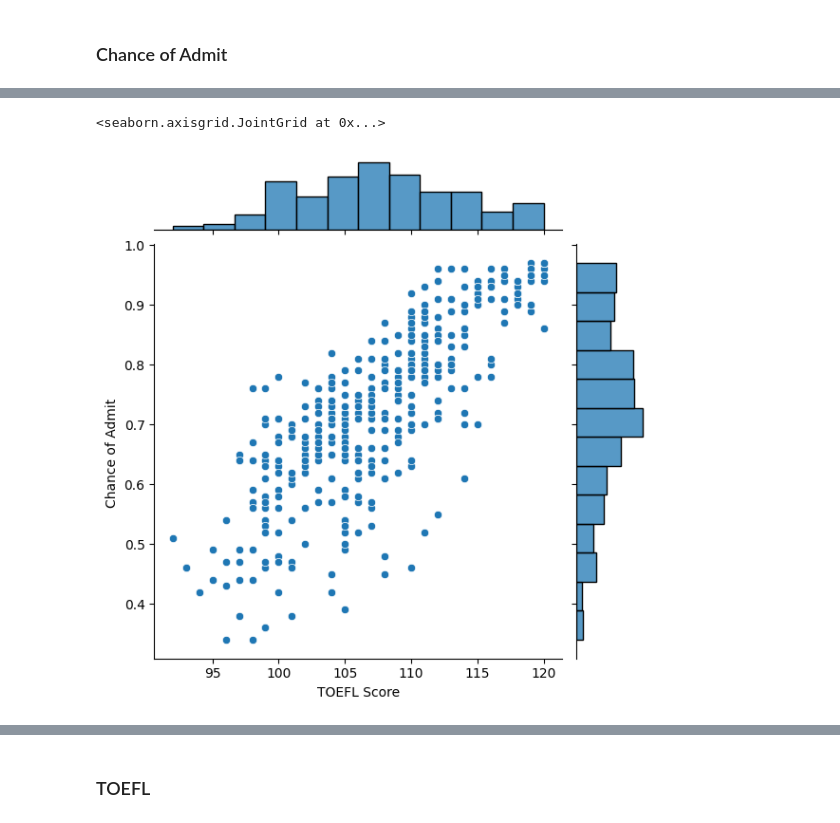
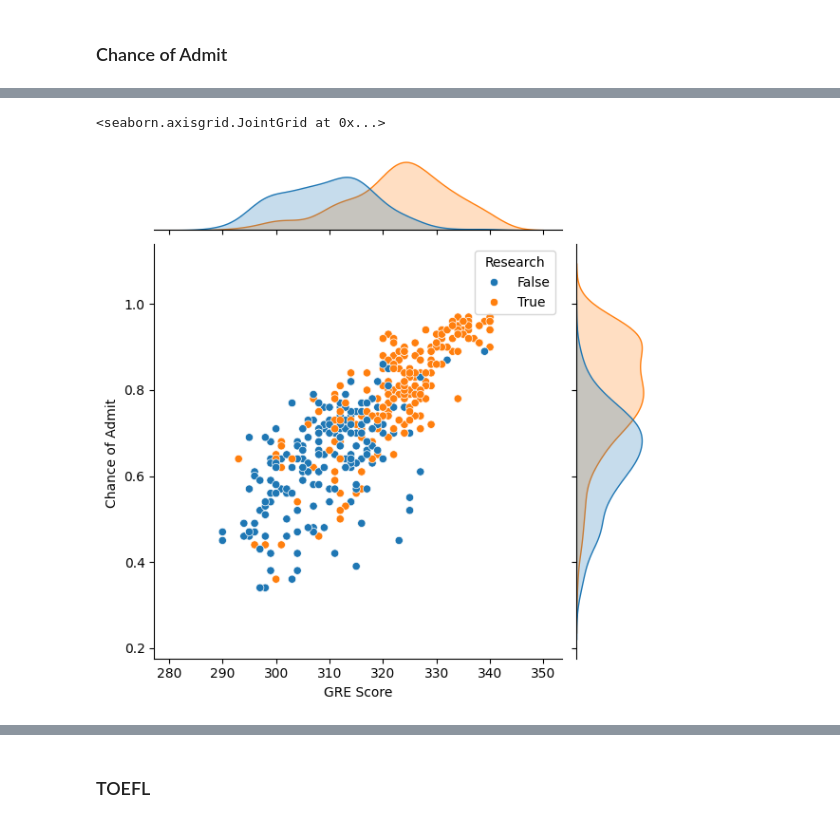
Before and after one commit to AHChaves/Trabalho-ISI, a Jupyter notebook: src/Graficos.ipynb, the cells around one changed output, grey strips where cells are left out. Cells and saved outputs as stored; diff of their text form; code cells hidden in the pictures.

```diff
--- a/src/Graficos.ipynb
+++ b/src/Graficos.ipynb
@@ -83,5 +99,5 @@ sns.displot(df['Chance of Admit '])
 # %%
-sns.jointplot(data=df, x='TOEFL Score', y='Chance of Admit ')
+sns.jointplot(data=df, x='GRE Score', y='Chance of Admit ',hue="Research")
 # %% [output]
 <seaborn.axisgrid.JointGrid at 0x...>
-[figure, old version]
+[figure, new version]
```
Also changed, not shown: parts of 12 cells of this notebook, 2 other files.
